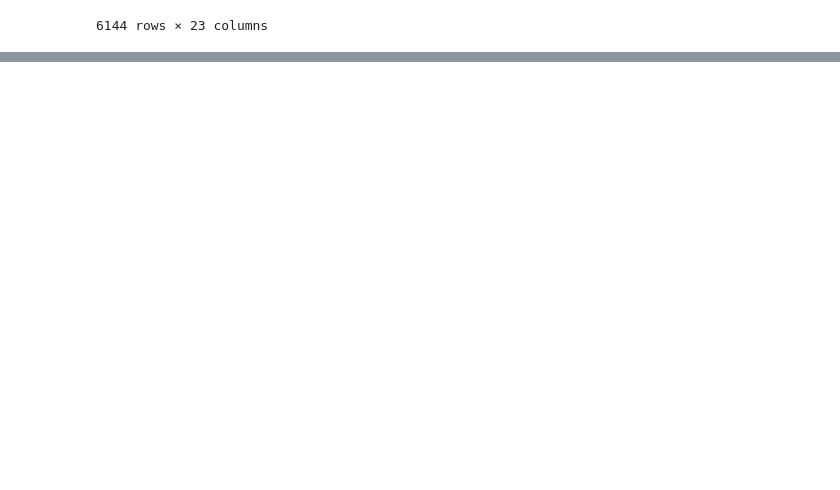
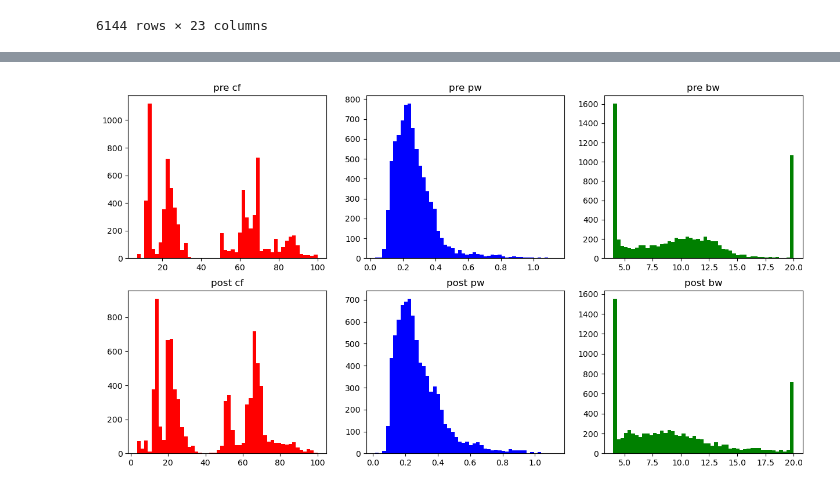
Before and after one commit to voytekresearch/v1_v4_1024_elec, a Jupyter notebook: notebooks/spectral_bands.ipynb, the cells around one changed output, grey strips where cells are left out. Cells and saved outputs as stored; diff of their text form; code cells hidden in the pictures; blank space fills up the shorter version.

Commit message:
plot pre and post stimulus change in variables

```diff
--- a/notebooks/spectral_bands.ipynb
+++ b/notebooks/spectral_bands.ipynb
@@ -92,0 +34,10 @@ plt.hist()
+# %%
+for i in range(len(df_spec)):
+    if df_spec.loc[i, "epoch"] == 'pre':
+
+        for count in range(0,3):
+            print(df_spec.loc[i, f'cf_{count}'])
+
+    else:
+        for count in range(0,3):
+            print(df_spec.loc[i, f'cf_{count}'])
@@ -92,0 +87,24 @@ plt.hist()
+# %%
+fig, axs = plt.subplots(2, 3)
+# cf
+axs[0,0].hist(pre_cf, bins=50, color='red')
+axs[0,0].set_title('pre cf')
+axs[1,0].hist(post_cf, bins=50, color='red')
+axs[1,0].set_title('post cf')
+
+#pw
+axs[0,1].hist(pre_pw, bins=50, color='blue')
+axs[0,1].set_title('pre pw')
+axs[1,1].hist(post_pw, bins=50, color='blue')
+axs[1,1].set_title('post pw')
+
+#bw
+axs[0,2].hist(pre_bw, bins=50, color='green')
+axs[0,2].set_title('pre bw')
+axs[1,2].hist(post_bw, bins=50, color='green')
+axs[1,2].set_title('post bw')
+
+fig.set_size_inches(15,8)
+fig.show()
+# %% [output]
+[figure, added]
```
Also changed, not shown: parts of 8 cells of this notebook.
